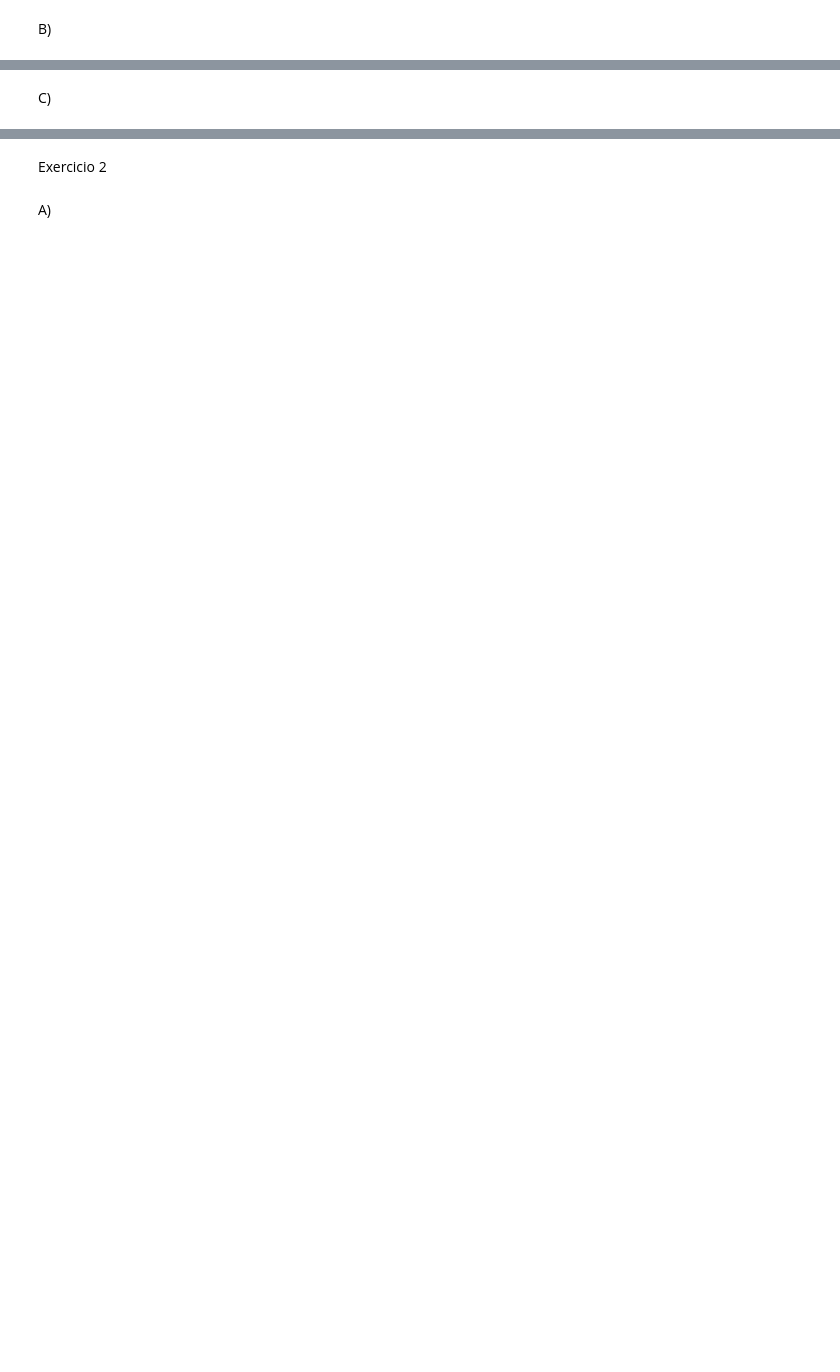
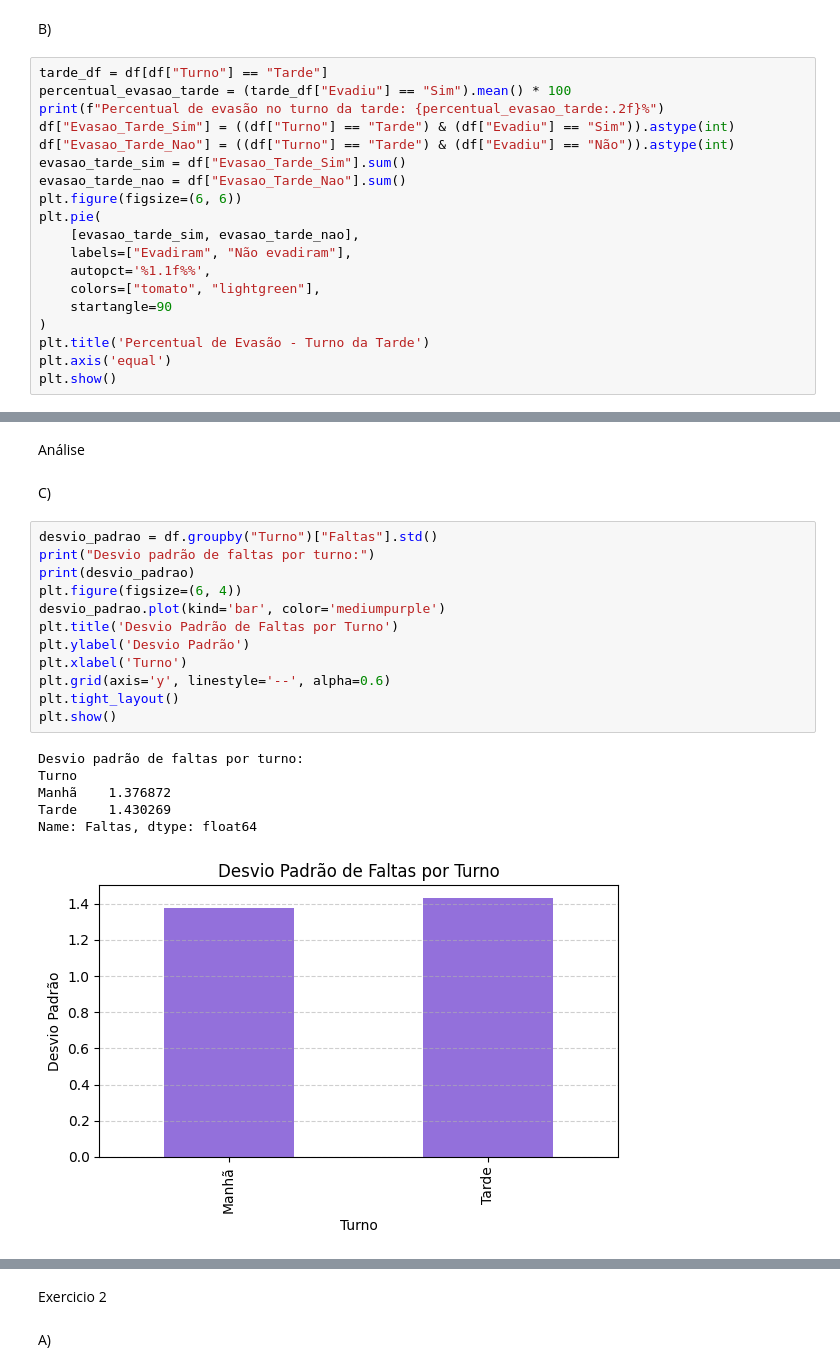
Before and after one commit to greickz/data-science-2026-sem1, a Jupyter notebook: analise.ipynb, the cells around one changed output, grey strips where cells are left out. Drawn from its saved outputs; the diff is of its cells as text; blank space fills up the shorter version.

```diff
--- a/analise.ipynb
+++ b/analise.ipynb
@@ -39,2 +43,21 @@ Name: count, dtype: int64
 # %% [markdown]
 B)
+# %%
+tarde_df = df[df["Turno"] == "Tarde"]
+percentual_evasao_tarde = (tarde_df["Evadiu"] == "Sim").mean() * 100
+print(f"Percentual de evasão no turno da tarde: {percentual_evasao_tarde:.2f}%")
+df["Evasao_Tarde_Sim"] = ((df["Turno"] == "Tarde") & (df["Evadiu"] == "Sim")).astype(int)
+df["Evasao_Tarde_Nao"] = ((df["Turno"] == "Tarde") & (df["Evadiu"] == "Não")).astype(int)
+evasao_tarde_sim = df["Evasao_Tarde_Sim"].sum()
+evasao_tarde_nao = df["Evasao_Tarde_Nao"].sum()
+plt.figure(figsize=(6, 6))
+plt.pie(
+    [evasao_tarde_sim, evasao_tarde_nao],
+    labels=["Evadiram", "Não evadiram"],
+    autopct='%1.1f%%',
+    colors=["tomato", "lightgreen"],
+    startangle=90
+)
+plt.title('Percentual de Evasão - Turno da Tarde')
+plt.axis('equal')
+plt.show()
@@ -41,2 +67,23 @@ B)
+# %% [markdown]
+Análise
 # %% [markdown]
 C)
+# %%
+desvio_padrao = df.groupby("Turno")["Faltas"].std()
+print("Desvio padrão de faltas por turno:")
+print(desvio_padrao)
+plt.figure(figsize=(6, 4))
+desvio_padrao.plot(kind='bar', color='mediumpurple')
+plt.title('Desvio Padrão de Faltas por Turno')
+plt.ylabel('Desvio Padrão')
+plt.xlabel('Turno')
+plt.grid(axis='y', linestyle='--', alpha=0.6)
+plt.tight_layout()
+plt.show()
+# %% [output]
+Desvio padrão de faltas por turno:
+Turno
+Manhã    1.376872
+Tarde    1.430269
+Name: Faltas, dtype: float64
+[figure, added]
```
Also changed, not shown: parts of 36 cells of this notebook, 1 other file.
